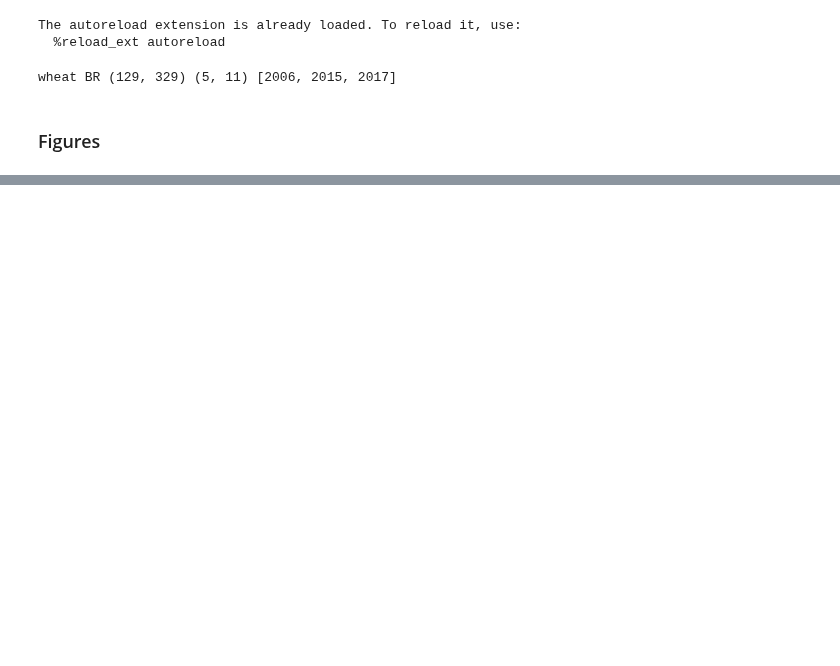
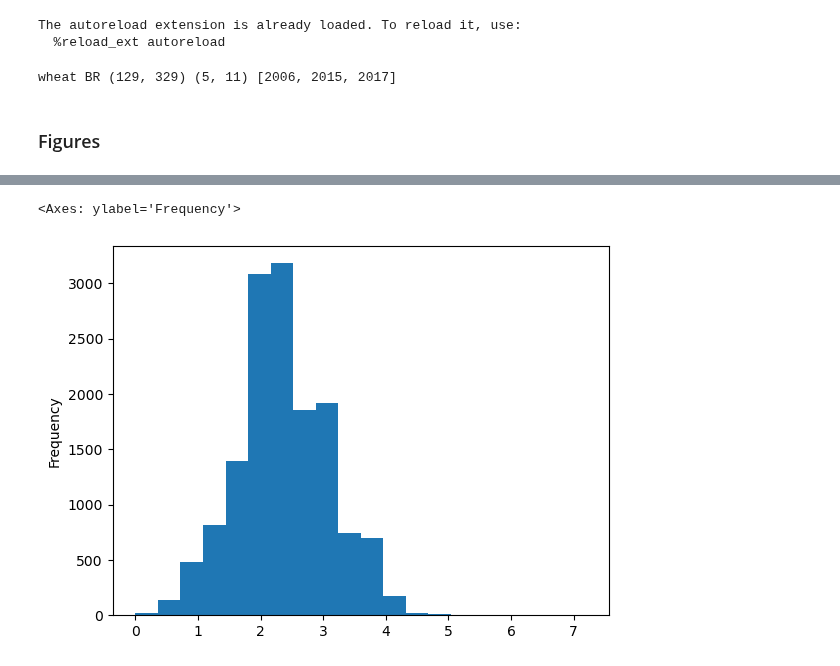
Before and after one commit to ellaampy/seasonal-yield-forecast, a Jupyter notebook: data_preparation/figures.ipynb, the cells around one changed output, grey strips where cells are left out. Cells and saved outputs as stored; diff of their text form; code cells hidden in the pictures; blank space fills up the shorter version.

```diff
--- a/data_preparation/figures.ipynb
+++ b/data_preparation/figures.ipynb
@@ -97,0 +163,5 @@ plt.show()
+# %%
+yield_data_filtered["yield"].plot(kind="hist", bins=20)
+# %% [output]
+<Axes: ylabel='Frequency'>
+[figure, added]
```
Also changed, not shown: parts of 15 cells of this notebook, 6 other files.
